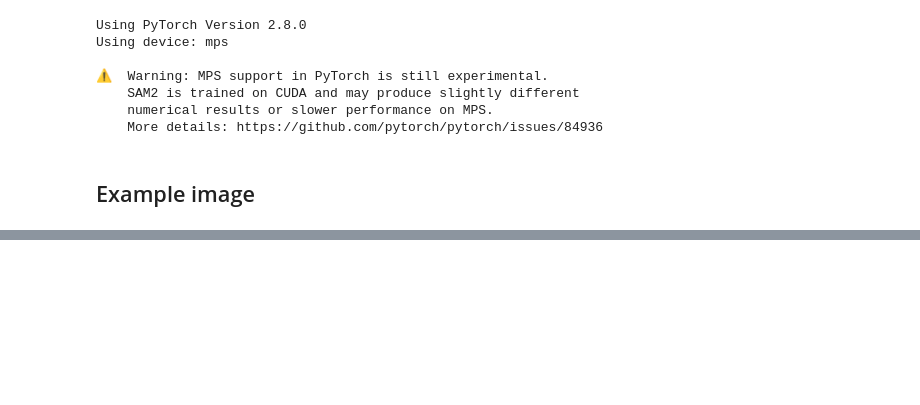
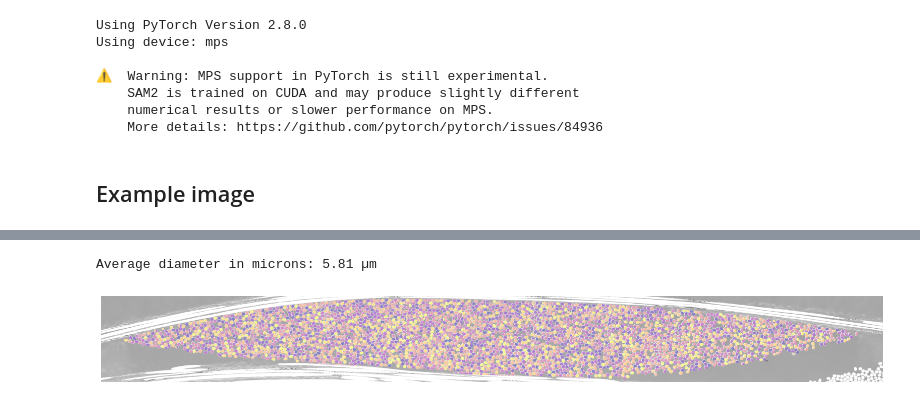
Before and after one commit to choROPeNt/segment-anything-2, a Jupyter notebook: notebooks/promotion/simple_analysis.ipynb, the cells around one changed output, grey strips where cells are left out. Drawn from its saved outputs; the diff is of its cells as text; code cells hidden in the pictures; blank space fills up the shorter version.

```diff
--- a/notebooks/promotion/simple_analysis.ipynb
+++ b/notebooks/promotion/simple_analysis.ipynb
@@ -656,0 +171,54 @@ for image, points, labels, masks in zip(img_batch, pts_batch, labels_batch, best
+# %%
+from skimage.measure import regionprops
+
+sorted_masks = []
+
+for region in regionprops(labels_ws):
+    minr, minc, maxr, maxc = region.bbox  # (ymin, xmin, ymax, xmax)
+
+    xmin = int(minc)
+    ymin = int(minr)
+    w = int(maxc - minc)
+    h = int(maxr - minr)
+
+    cropped_mask = (labels_ws[minr:maxr, minc:maxc] == region.label)
+
+    seg = {
+        "id": int(region.label),
+        "area": int(region.area),
+        "diameter": float(region.equivalent_diameter),
+        "bbox": (xmin, ymin, w, h),  # <- now in requested format
+        "centroid": tuple(region.centroid),
+        "segmentation_crop": cropped_mask.astype(np.uint8)
+    }
+
+    sorted_masks.append(seg)
+
+
+sorted_masks = sorted(sorted_masks, key=lambda m: m["diameter"], reverse=True)
+
+
+spacing = 0.11688678457992144
+
+diameters = [obj["diameter"] for obj in sorted_masks]
+avg_diameter = np.mean(diameters)*spacing
+print(f"Average diameter in microns: {avg_diameter:.2f} µm")
+# %% [output]
+Average diameter in microns: 5.81 µm
+# %%
+# Display segmented masks on top of the image
+plt.figure(figsize=(20, 5))
+plt.imshow(image_np, cmap="gray")
+
+# Random-color instance masks using the "plasma" colormap
+label_canvas = show_anns(
+    sorted_masks,
+    alpha=0.5,
+    borders =False,          # overlay transparency (0=transparent, 1=opaque)
+    cmap_key="plasma"   # Matplotlib colormap for mask colors
+)
+
+plt.axis('off')
+plt.show()
+# %% [output]
+[figure, added]
```
Also changed, not shown: parts of 76 cells of this notebook, 5 other files.
